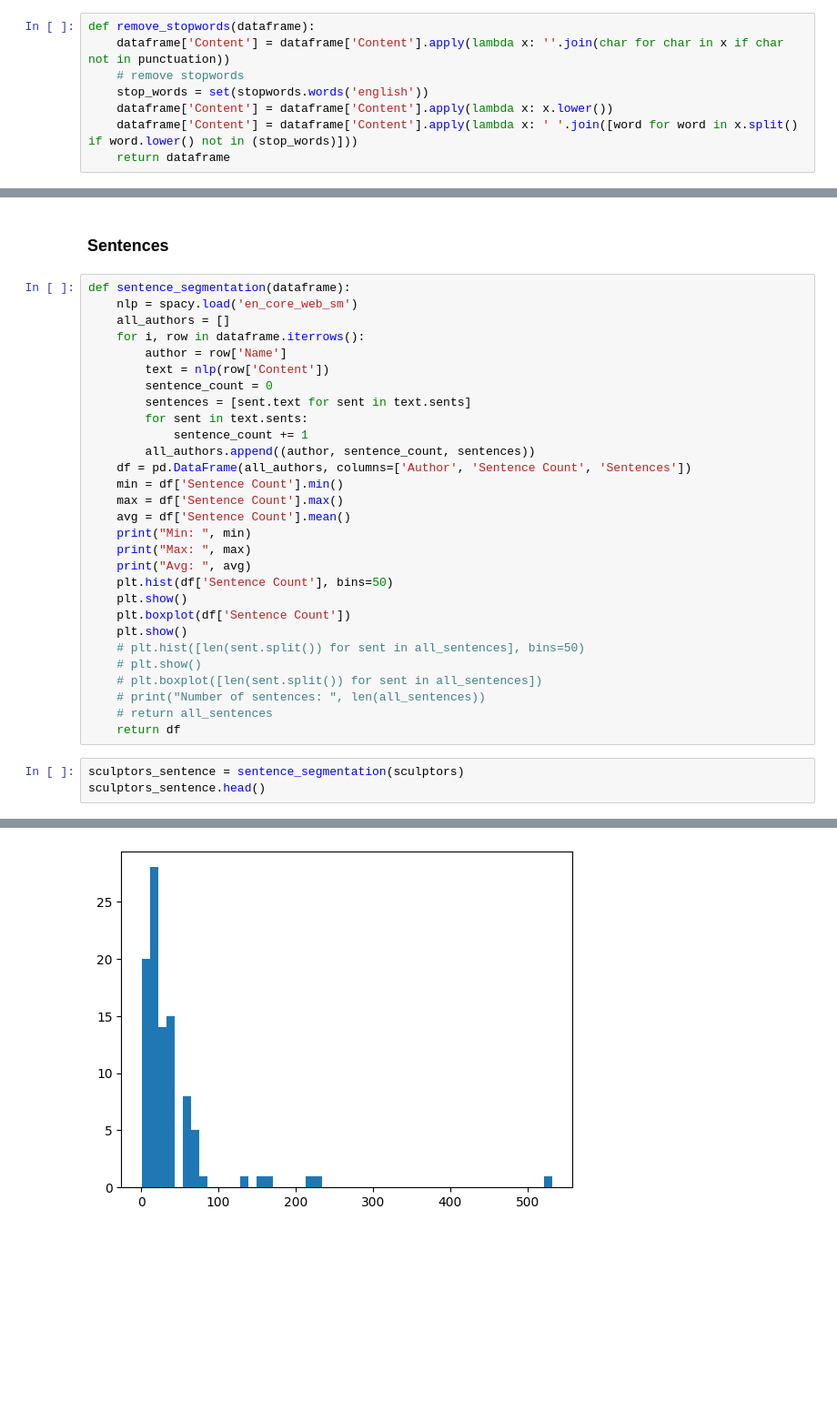
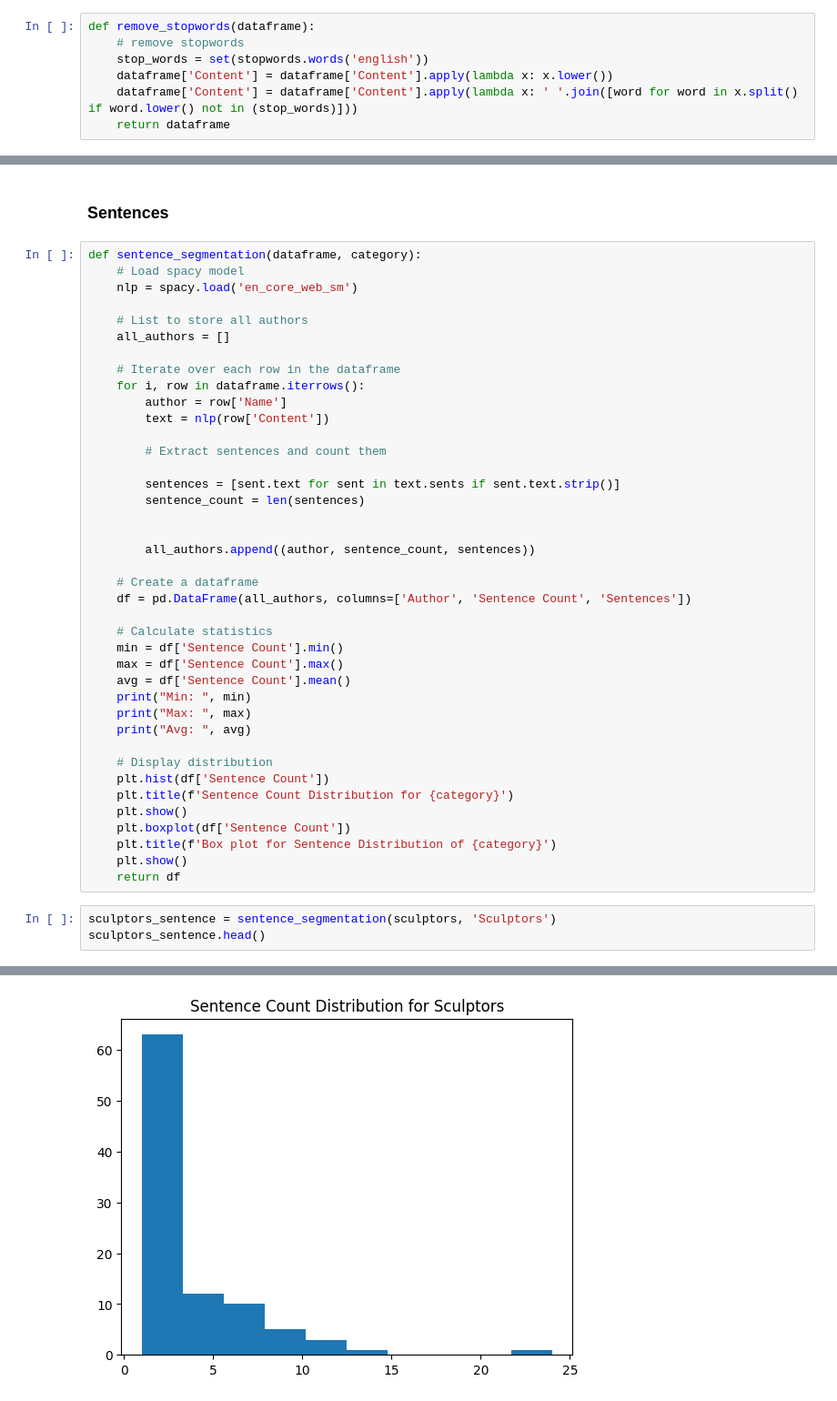
Before and after one commit to Hawawou/UE-803, a Jupyter notebook: text_analysis.ipynb, the cells around one changed output, grey strips where cells are left out. Shown at 91% size. Cells and saved outputs as stored; diff of their text form; blank space fills up the shorter version.

```diff
--- a/text_analysis.ipynb
+++ b/text_analysis.ipynb
@@ -41,6 +43,5 @@ punctuation = string.punctuation
 # %%
 def remove_stopwords(dataframe):
-    dataframe['Content'] = dataframe['Content'].apply(lambda x: ''.join(char for char in x if char not in punctuation))
     # remove stopwords
     stop_words = set(stopwords.words('english'))
     dataframe['Content'] = dataframe['Content'].apply(lambda x: x.lower())
@@ -149,36 +151,47 @@ print(display_wordcloud(computer_sc))
 # %% [markdown]
 ### Sentences
 # %%
-def sentence_segmentation(dataframe):
+def sentence_segmentation(dataframe, category):
+    # Load spacy model
     nlp = spacy.load('en_core_web_sm')
+
+    # List to store all authors
     all_authors = []
+
+    # Iterate over each row in the dataframe
     for i, row in dataframe.iterrows():
         author = row['Name']
         text = nlp(row['Content'])
-        sentence_count = 0
-        sentences = [sent.text for sent in text.sents]
-        for sent in text.sents:
-            sentence_count += 1
+
+        # Extract sentences and count them
+
+        sentences = [sent.text for sent in text.sents if sent.text.strip()]
+        sentence_count = len(sentences)
+
+
         all_authors.append((author, sentence_count, sentences))
+
+    # Create a dataframe
     df = pd.DataFrame(all_authors, columns=['Author', 'Sentence Count', 'Sentences'])
+
+    # Calculate statistics
     min = df['Sentence Count'].min()
     max = df['Sentence Count'].max()
     avg = df['Sentence Count'].mean()
     print("Min: ", min)
     print("Max: ", max)
     print("Avg: ", avg)
-    plt.hist(df['Sentence Count'], bins=50)
+
+    # Display distribution
+    plt.hist(df['Sentence Count'])
+    plt.title(f'Sentence Count Distribution for {category}')
     plt.show()
     plt.boxplot(df['Sentence Count'])
+    plt.title(f'Box plot for Sentence Distribution of {category}')
     plt.show()
-    # plt.hist([len(sent.split()) for sent in all_sentences], bins=50)
-    # plt.show()
-    # plt.boxplot([len(sent.split()) for sent in all_sentences])
-    # print("Number of sentences: ", len(all_sentences))
-    # return all_sentences
     return df
 # %%
-sculptors_sentence = sentence_segmentation(sculptors)
+sculptors_sentence = sentence_segmentation(sculptors, 'Sculptors')
 sculptors_sentence.head()
 # %% [output]
 Min:  1
@@ -187 +200 @@ Avg:  40.52577319587629
-[figure, old version]
+[figure, new version]
```
Also changed, not shown: parts of 24 cells of this notebook, 10 other files.
